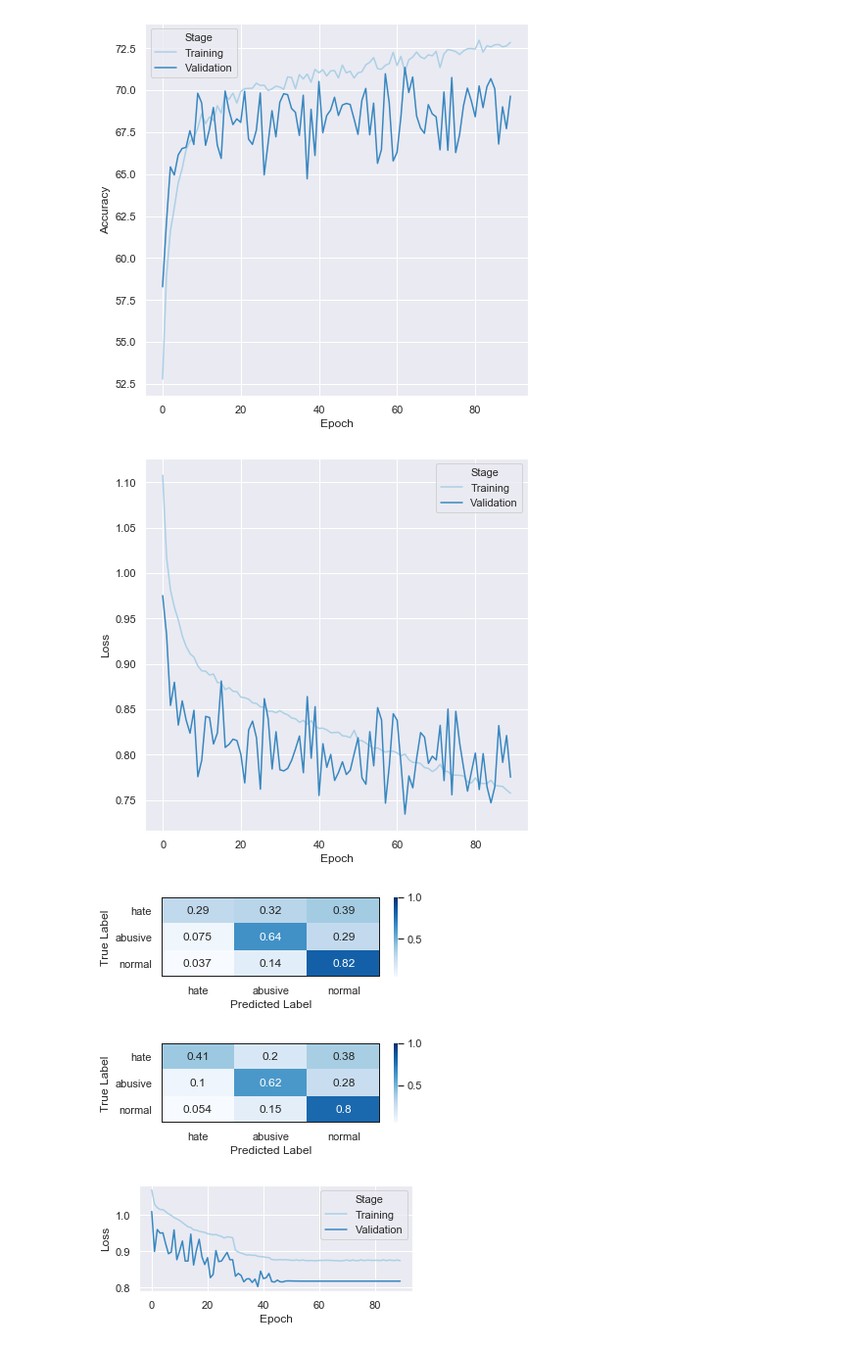
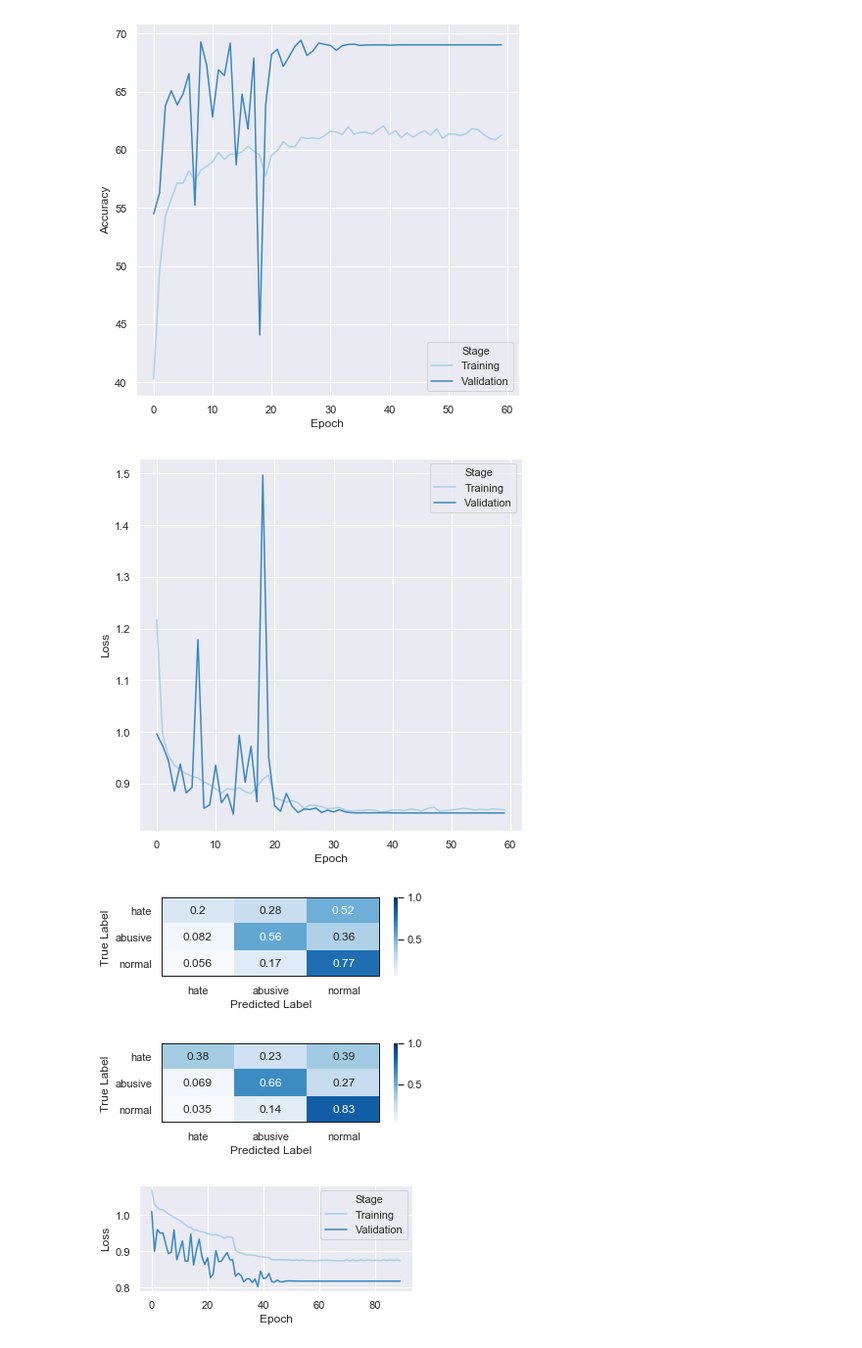
Before and after one commit to MaximilianKupi/nlp-project, a Jupyter notebook: coding/code/VISUALISATIONS.ipynb, the cells around one changed output. Shown at 98% size. Cells and saved outputs as stored; diff of their text form; code cells hidden in the pictures.

```diff
--- a/coding/code/VISUALISATIONS.ipynb
+++ b/coding/code/VISUALISATIONS.ipynb
@@ -10,7 +10,7 @@ from sklearn import metrics
 # FIRST BEST RUN HYPERPARAMETER SEARCH (based on F1_macro)
 # %%
 # loading the data into a dataframe
-with open("/Users/mxm/Google Drive/Masterstudium/Inhalte/4th Semester/NLP/nlp-project/coding/code/exchange_base/Model_Results/Final_long_training_2D_90_epochs/27_CNN_experiment_2D_optimizer_Adam_lr_01_epochs_90_batchsize_16_samplerTclassweightsF_False_scheduler_False/all_results_of_model.json") as f:
+with open("/Users/mxm/Google Drive/Masterstudium/Inhalte/4th Semester/NLP/nlp-project/coding/code/exchange_base/Model_Results/Final_long_training_2D_60_epochs/28_CNN_experiment_2D_optimizer_RMSprop_lr_01_epochs_60_batchsize_16_samplerTclassweightsF_True_scheduler_True/all_results_of_model.json") as f:
     json_data = json.load(f)
 df = pd.DataFrame(json_data['epochs'])
 def numbers_to_arrays(row):
@@ -27,41 +27,41 @@ df = df.apply(numbers_to_arrays, axis=1)
 plt.figure(figsize=(7,7))
 ax = sns.lineplot(x="Epoch", y="Accuracy", hue="Stage", data=df, palette='Blues')
 fig = ax.get_figure()
-fig.savefig("/Users/mxm/Google Drive/Masterstudium/Inhalte/4th Semester/NLP/nlp-project/coding/code/exchange_base/Model_Results/comparing_model_results/accuracy_2D_gs27_final90epochs.pdf", bbox_inches = 'tight',
+fig.savefig("/Users/mxm/Google Drive/Masterstudium/Inhalte/4th Semester/NLP/nlp-project/coding/code/exchange_base/Model_Results/comparing_model_results/accuracy_2D_gs28_final60epochs.pdf", bbox_inches = 'tight',
     pad_inches = 0)
 # %% [output]
-[figure, old version]
+[figure, new version]
 # %%
 # plotting loss
 plt.figure(figsize=(7,7))
 ax = sns.lineplot(x="Epoch", y="Loss", hue="Stage", data=df, palette='Blues')
 fig = ax.get_figure()
-fig.savefig("/Users/mxm/Google Drive/Masterstudium/Inhalte/4th Semester/NLP/nlp-project/coding/code/exchange_base/Model_Results/comparing_model_results/loss_2D_gs27_final90epochs.pdf", bbox_inches = 'tight',
+fig.savefig("/Users/mxm/Google Drive/Masterstudium/Inhalte/4th Semester/NLP/nlp-project/coding/code/exchange_base/Model_Results/comparing_model_results/loss_2D_gs28_final60epochs.pdf", bbox_inches = 'tight',
     pad_inches = 0)
 # %% [output]
-[figure, old version]
+[figure, new version]
 # %%
 # Plotting Confusion Matrix
 # specify epoch
-epoch = 57
+epoch = 5
 df = df[df.Stage == 'Validation']
 labels = df[df.Epoch == epoch].labels_epoch_array.values[0]
 predicted = df[df.Epoch == epoch].predicted_epoch_array.values[0]
 confusion_matrix = metrics.confusion_matrix(labels, predicted, normalize='true')
 df_cm = pd.DataFrame(confusion_matrix, columns=np.unique(labels), index = np.unique(labels))
 df_cm.index.name = 'True Label'
 df_cm.columns.name = 'Predicted Label'
 plt.figure(figsize=(5,1.5))
 ax = sns.heatmap(df_cm, cmap=plt.cm.Blues, annot=True, vmax=1.0, xticklabels=['hate', 'abusive', 'normal'], yticklabels=['hate', 'abusive', 'normal'])
 ax.axhline(y=0, color='k',linewidth=1)
 ax.axhline(y=df_cm.shape[1], color='k',linewidth=2)
 ax.axvline(x=0, color='k',linewidth=1)
 ax.axvline(x=df_cm.shape[0], color='k',linewidth=2)
 fig = ax.get_figure()
 fig = ax.get_figure()
-fig.savefig("/Users/mxm/Google Drive/Masterstudium/Inhalte/4th Semester/NLP/nlp-project/coding/code/exchange_base/Model_Results/comparing_model_results/confusion_matrix_2D_gs27_final90epochs_epoch57.pdf", bbox_inches = 'tight',
+fig.savefig("/Users/mxm/Google Drive/Masterstudium/Inhalte/4th Semester/NLP/nlp-project/coding/code/exchange_base/Model_Results/comparing_model_results/confusion_matrix_1D_gs28_final60epochs_epoch5.pdf", bbox_inches = 'tight',
     pad_inches = 0)
 # %% [output]
-[figure, old version]
+[figure, new version]
 # %%
 df = df[df.Stage == 'Validation']
@@ -74,7 +74,7 @@ print('|'+ classification_report_str[0], sep=" ", file= open("/Users/mxm/Google
 # loading the data and plotting confusion matrix and classification report
 
 # opening the json file and converting into pandas dataframe
-with open("/Users/mxm/Google Drive/Masterstudium/Inhalte/4th Semester/NLP/nlp-project/coding/code/exchange_base/Model_Results/Testing/2D_run28_epoch25_longrun/testing_CNN_experiment_2D/all_results_of_model.json") as f:
+with open("/Users/mxm/Google Drive/Masterstudium/Inhalte/4th Semester/NLP/nlp-project/coding/code/exchange_base/Model_Results/Testing/2D_run27_epoch57_longrun90/testing_CNN_experiment_2D/all_results_of_model.json") as f:
     json_data = json.load(f)
 
 
@@ -101,13 +101,13 @@ ax.axvline(x=0, color='k',linewidth=1)
 ax.axvline(x=df_cm.shape[0], color='k',linewidth=2)
 fig = ax.get_figure()
 fig = ax.get_figure()
-fig.savefig("/Users/mxm/Google Drive/Masterstudium/Inhalte/4th Semester/NLP/nlp-project/coding/code/exchange_base/Model_Results/Testing/comparing_model_results/confusion_matrix_2D_run28_epoch25_longrun.pdf", bbox_inches = 'tight',
+fig.savefig("/Users/mxm/Google Drive/Masterstudium/Inhalte/4th Semester/NLP/nlp-project/coding/code/exchange_base/Model_Results/Testing/comparing_model_results/confusion_matrix_2D_run27_epoch57_longrun90.pdf", bbox_inches = 'tight',
     pad_inches = 0)
 
 # Classification report
-print('|'+ json_data['classification_report_str'], sep=" ", file= open("/Users/mxm/Google Drive/Masterstudium/Inhalte/4th Semester/NLP/nlp-project/coding/code/exchange_base/Model_Results/Testing/comparing_model_results/classification_report_2D_run28_epoch25_longrun.txt", 'a'))
+print('|'+ json_data['classification_report_str'], sep=" ", file= open("/Users/mxm/Google Drive/Masterstudium/Inhalte/4th Semester/NLP/nlp-project/coding/code/exchange_base/Model_Results/Testing/comparing_model_results/classification_report_2D_run27_epoch57_longrun90.txt", 'a'))
 # %% [output]
-[figure, old version]
+[figure, new version]
 # %%
 # plotting loss
 plt.figure(figsize=(5,2))
```
Also changed, not shown: parts of 1 cell of this notebook, 34 other files.
